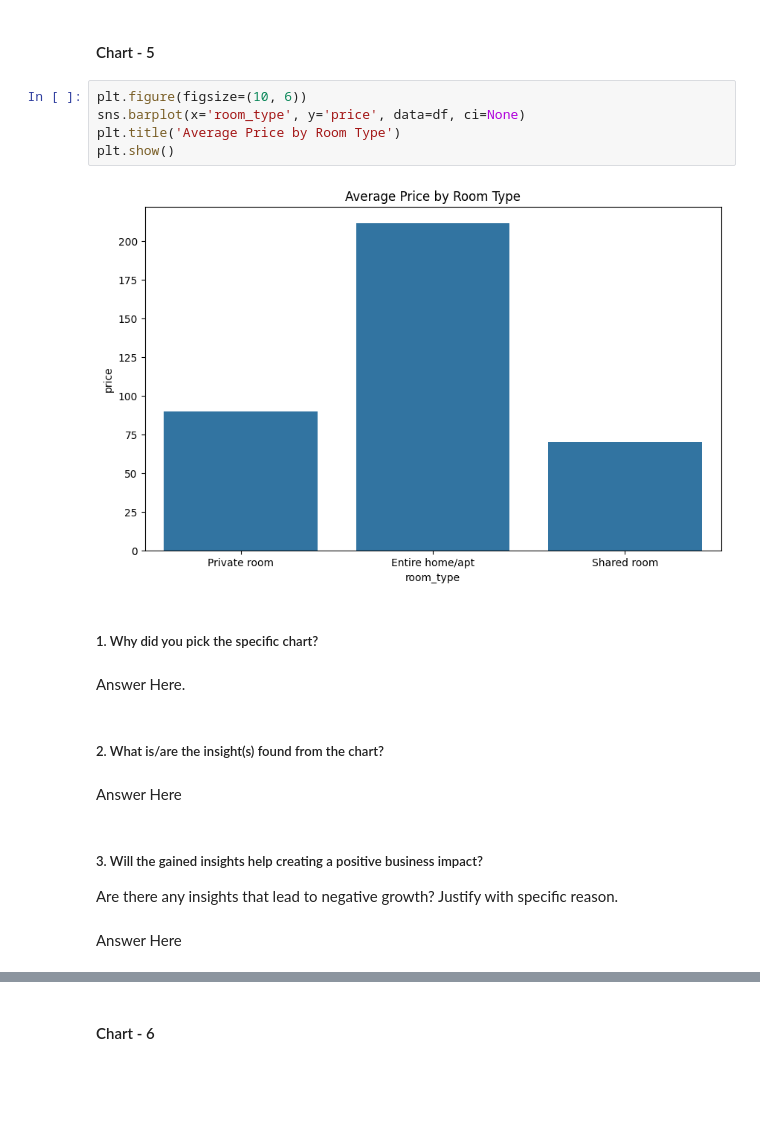
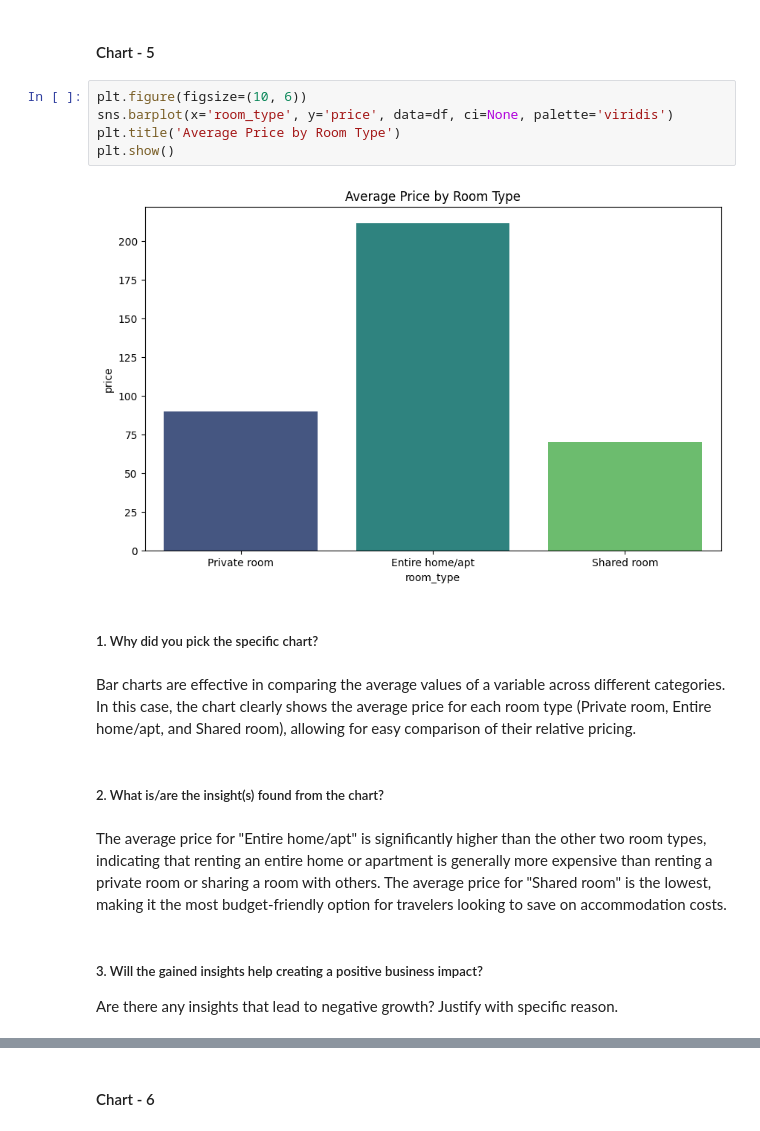
Before and after one commit to Methelesh-Suresh/EDA-Capstone-Project, a Jupyter notebook: Sample_EDA_Submission_Template.ipynb, the cells around one changed output, grey strips where cells are left out. Drawn from its saved outputs; the diff is of its cells as text; blank space fills up the shorter version.

```diff
--- a/Sample_EDA_Submission_Template.ipynb
+++ b/Sample_EDA_Submission_Template.ipynb
@@ -413,21 +422,19 @@ By understanding the price distribution across different neighborhoods, Airbnb c
 #### Chart - 5
 # %%
 plt.figure(figsize=(10, 6))
-sns.barplot(x='room_type', y='price', data=df, ci=None)
+sns.barplot(x='room_type', y='price', data=df, ci=None, palette='viridis')
 plt.title('Average Price by Room Type')
 plt.show()
 # %% [output]
-[figure, old version]
+[figure, new version]
 # %% [markdown]
 ##### 1. Why did you pick the specific chart?
-# %% [markdown]
-Answer Here.
+# %% [markdown]
+Bar charts are effective in comparing the average values of a variable across different categories. In this case, the chart clearly shows the average price for each room type (Private room, Entire home/apt, and Shared room), allowing for easy comparison of their relative pricing.
 # %% [markdown]
 ##### 2. What is/are the insight(s) found from the chart?
-# %% [markdown]
-Answer Here
+# %% [markdown]
+The average price for "Entire home/apt" is significantly higher than the other two room types, indicating that renting an entire home or apartment is generally more expensive than renting a private room or sharing a room with others. The average price for "Shared room" is the lowest, making it the most budget-friendly option for travelers looking to save on accommodation costs.
 # %% [markdown]
 ##### 3. Will the gained insights help creating a positive business impact?
 Are there any insights that lead to negative growth? Justify with specific reason.
-# %% [markdown]
-Answer Here
```
Also changed, not shown: parts of 52 cells of this notebook.
